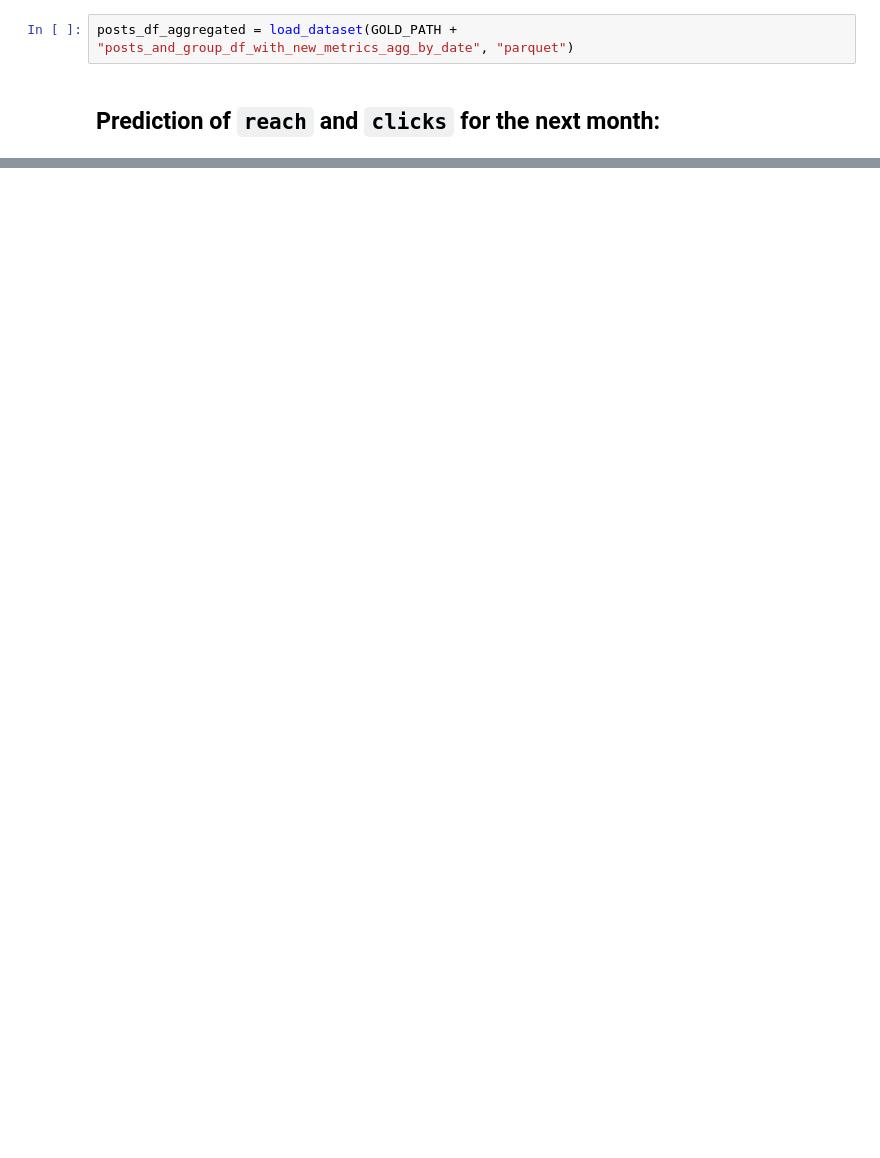
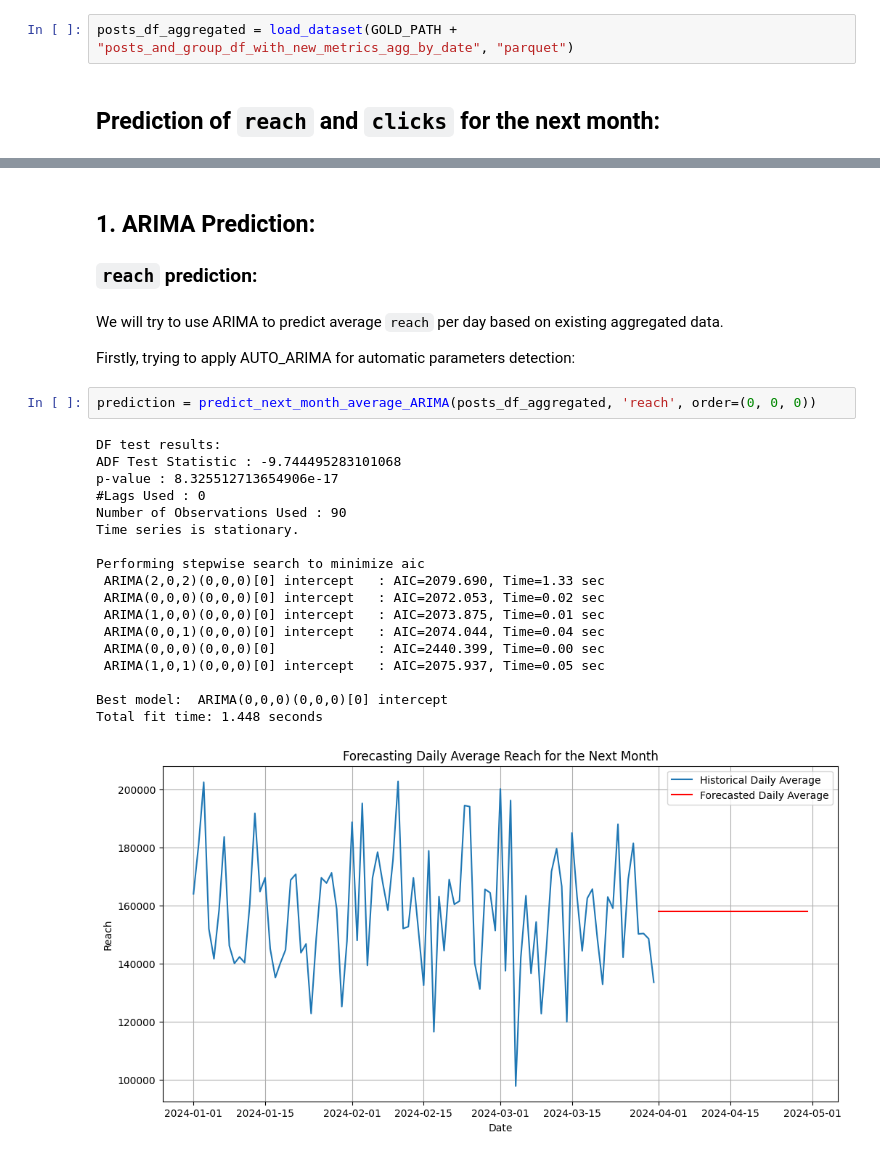
Before and after one commit to KKDD41/DA_Assignment_1, a Jupyter notebook: Reach_and_Likes_Prediction.ipynb, the cells around one changed output, grey strips where cells are left out. Saved outputs shown, nothing was run; the diff lists cells and outputs as text; blank space fills up the shorter version.

```diff
--- a/Reach_and_Likes_Prediction.ipynb
+++ b/Reach_and_Likes_Prediction.ipynb
@@ -33,0 +48,29 @@ posts_df_aggregated = load_dataset(GOLD_PATH + "posts_and_group_df_with_new_metr
+# %% [markdown]
+## 1. ARIMA Prediction:
+
+### `reach` prediction:
+# %% [markdown]
+We will try to use ARIMA to predict average `reach` per day based on existing aggregated data.
+
+Firstly, trying to apply AUTO_ARIMA for automatic parameters detection:
+# %%
+prediction = predict_next_month_average_ARIMA(posts_df_aggregated, 'reach', order=(0, 0, 0))
+# %% [output]
+DF test results:
+ADF Test Statistic : -9.744495283101068
+p-value : 8.325512713654906e-17
+#Lags Used : 0
+Number of Observations Used : 90
+Time series is stationary.
+
+Performing stepwise search to minimize aic
+ ARIMA(2,0,2)(0,0,0)[0] intercept   : AIC=2079.690, Time=1.33 sec
+ ARIMA(0,0,0)(0,0,0)[0] intercept   : AIC=2072.053, Time=0.02 sec
+ ARIMA(1,0,0)(0,0,0)[0] intercept   : AIC=2073.875, Time=0.01 sec
+ ARIMA(0,0,1)(0,0,0)[0] intercept   : AIC=2074.044, Time=0.04 sec
+ ARIMA(0,0,0)(0,0,0)[0]             : AIC=2440.399, Time=0.00 sec
+ ARIMA(1,0,1)(0,0,0)[0] intercept   : AIC=2075.937, Time=0.05 sec
+
+Best model:  ARIMA(0,0,0)(0,0,0)[0] intercept
+Total fit time: 1.448 seconds
+[figure, added]
```
Also changed, not shown: parts of 16 cells of this notebook, 4 other files.
